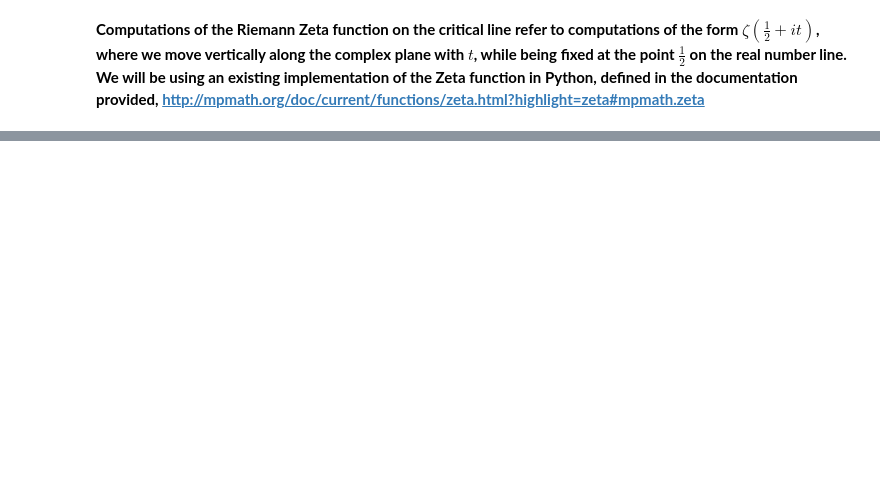
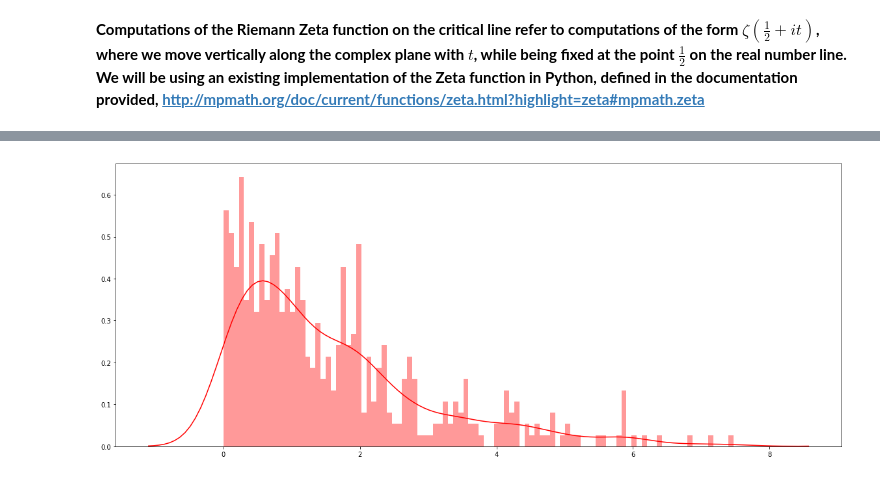
Before and after one commit to Raj9898/Random_Zeta, a Jupyter notebook: Zeta Function Simulation.ipynb, the cells around one changed output, grey strips where cells are left out. Saved outputs shown, nothing was run; the diff lists cells and outputs as text; code cells hidden in the pictures; blank space fills up the shorter version.

```diff
--- a/Zeta Function Simulation.ipynb
+++ b/Zeta Function Simulation.ipynb
@@ -95,0 +102,7 @@ plt.show()
+# %%
+plt.figure(figsize=(20,8))
+# deprecation error is an issue with displot implementation within Seaborn
+sns.distplot(norm_zeta_value, bins=100, color='red')
+plt.show()
+# %% [output]
+[figure, added]
```
Also changed, not shown: parts of 7 cells of this notebook, 1 other file.
